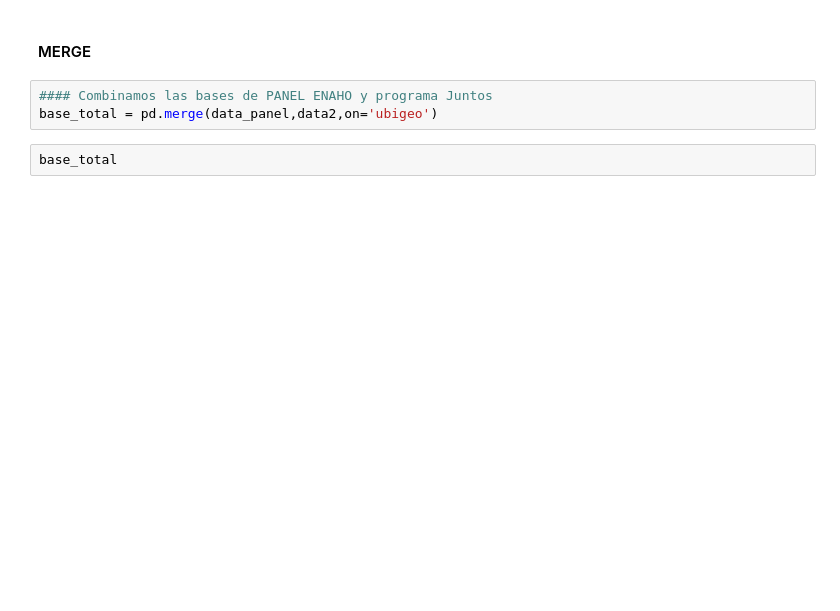
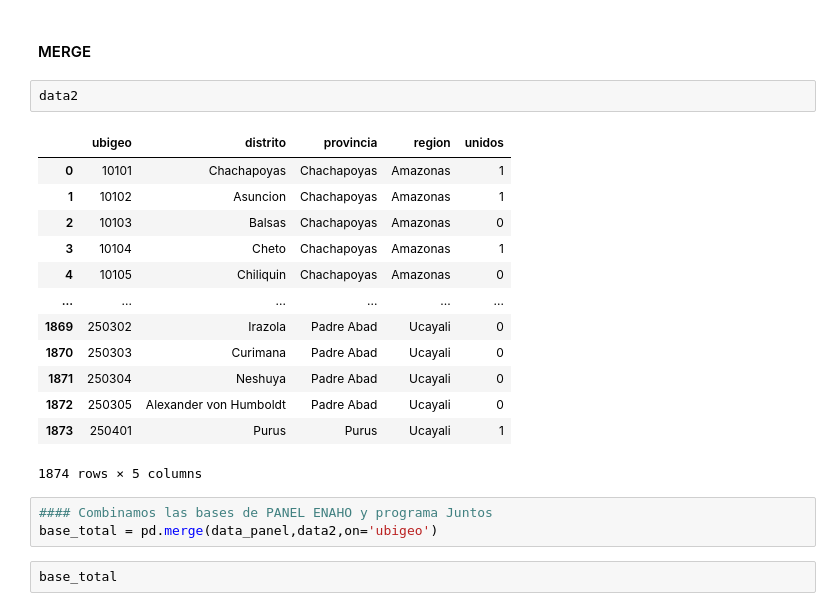
Before and after one commit to Robertopucp/1ECO35_R_PYTHON, a Jupyter notebook: Trabajo_grupal/WH5/grupo5_python_wh5.ipynb, the cells around one changed output. Drawn from its saved outputs; the diff is of its cells as text; blank space fills up the shorter version.

```diff
--- a/Trabajo_grupal/WH5/grupo5_python_wh5.ipynb
+++ b/Trabajo_grupal/WH5/grupo5_python_wh5.ipynb
@@ -92,5 +110,21 @@ data_panel
 # %% [markdown]
 #### MERGE
+# %%
+data2
+# %% [output]
+|  | ubigeo | distrito | provincia | region | unidos |
+| 0 | 10101 | Chachapoyas | Chachapoyas | Amazonas | 1 |
+| 1 | 10102 | Asuncion | Chachapoyas | Amazonas | 1 |
+| 2 | 10103 | Balsas | Chachapoyas | Amazonas | 0 |
+| 3 | 10104 | Cheto | Chachapoyas | Amazonas | 1 |
+| 4 | 10105 | Chiliquin | Chachapoyas | Amazonas | 0 |
+| ... | ... | ... | ... | ... | ... |
+| 1869 | 250302 | Irazola | Padre Abad | Ucayali | 0 |
+| 1870 | 250303 | Curimana | Padre Abad | Ucayali | 0 |
+| 1871 | 250304 | Neshuya | Padre Abad | Ucayali | 0 |
+| 1872 | 250305 | Alexander von Humboldt | Padre Abad | Ucayali | 0 |
+| 1873 | 250401 | Purus | Purus | Ucayali | 1 |
+1874 rows × 5 columns
 # %%
 #### Combinamos las bases de PANEL ENAHO y programa Juntos
 base_total = pd.merge(data_panel,data2,on='ubigeo')
```
Also changed, not shown: parts of 5 cells of this notebook.
